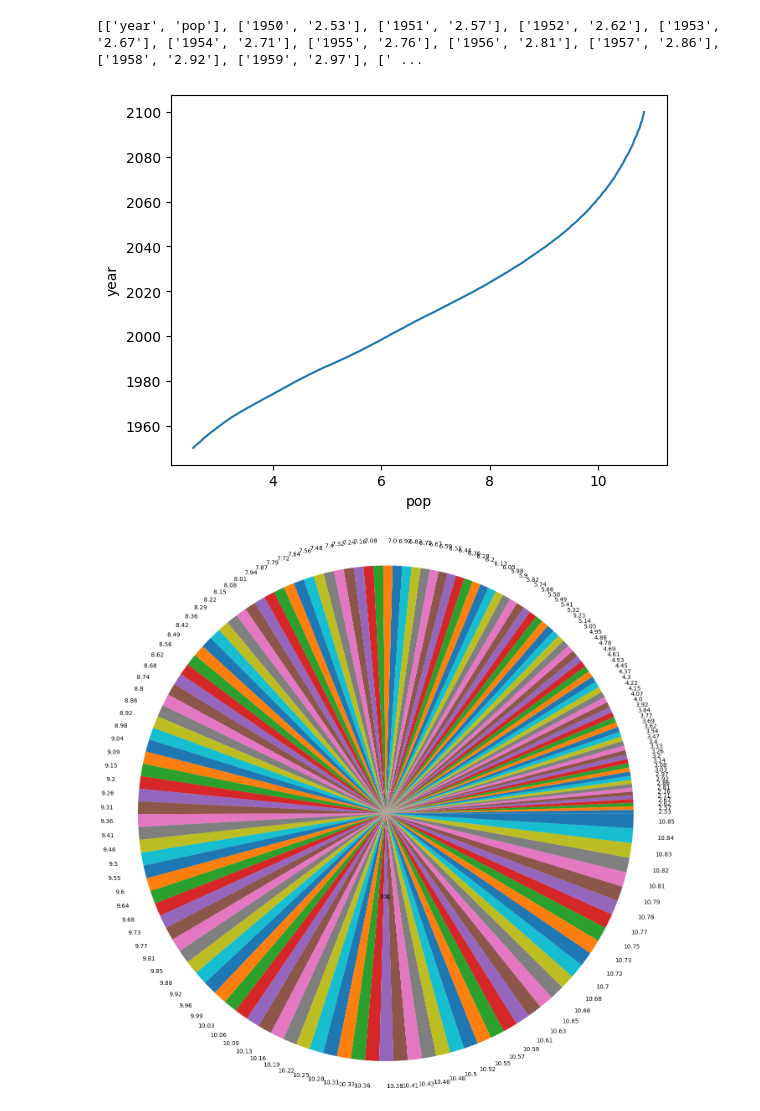
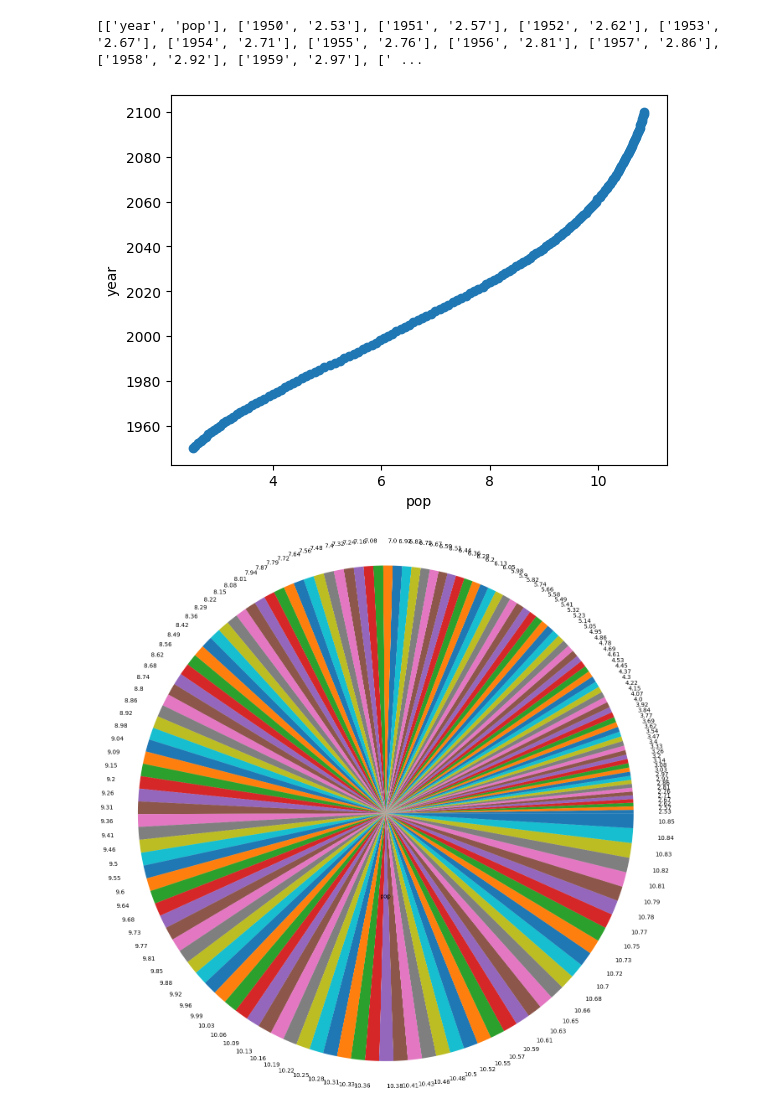
Before and after one commit to xzy0217/homework, a Jupyter notebook: 作業4.ipynb, the cells around one changed output. Cells and saved outputs as stored; diff of their text form; code cells hidden in the pictures.

```diff
--- a/作業4.ipynb
+++ b/作業4.ipynb
@@ -69,13 +69,13 @@ import matplotlib.pyplot as plt
 # %%
 data = pd.read_csv('population.csv')
 data.to_excel('test.xlsx', index=False)
 excel_data = pd.read_excel('test.xlsx')
-plt.plot(excel_data['pop'],excel_data['year'])
+plt.plot(excel_data['pop'],excel_data['year'],marker='o')
 plt.xlabel('pop')
 plt.ylabel('year')
 plt.show()
 # %% [output]
-[figure, old version]
+[figure, new version]
 # %%
 data = pd.read_csv('population.csv')
 data.to_excel('test.xlsx', index=False)
```
